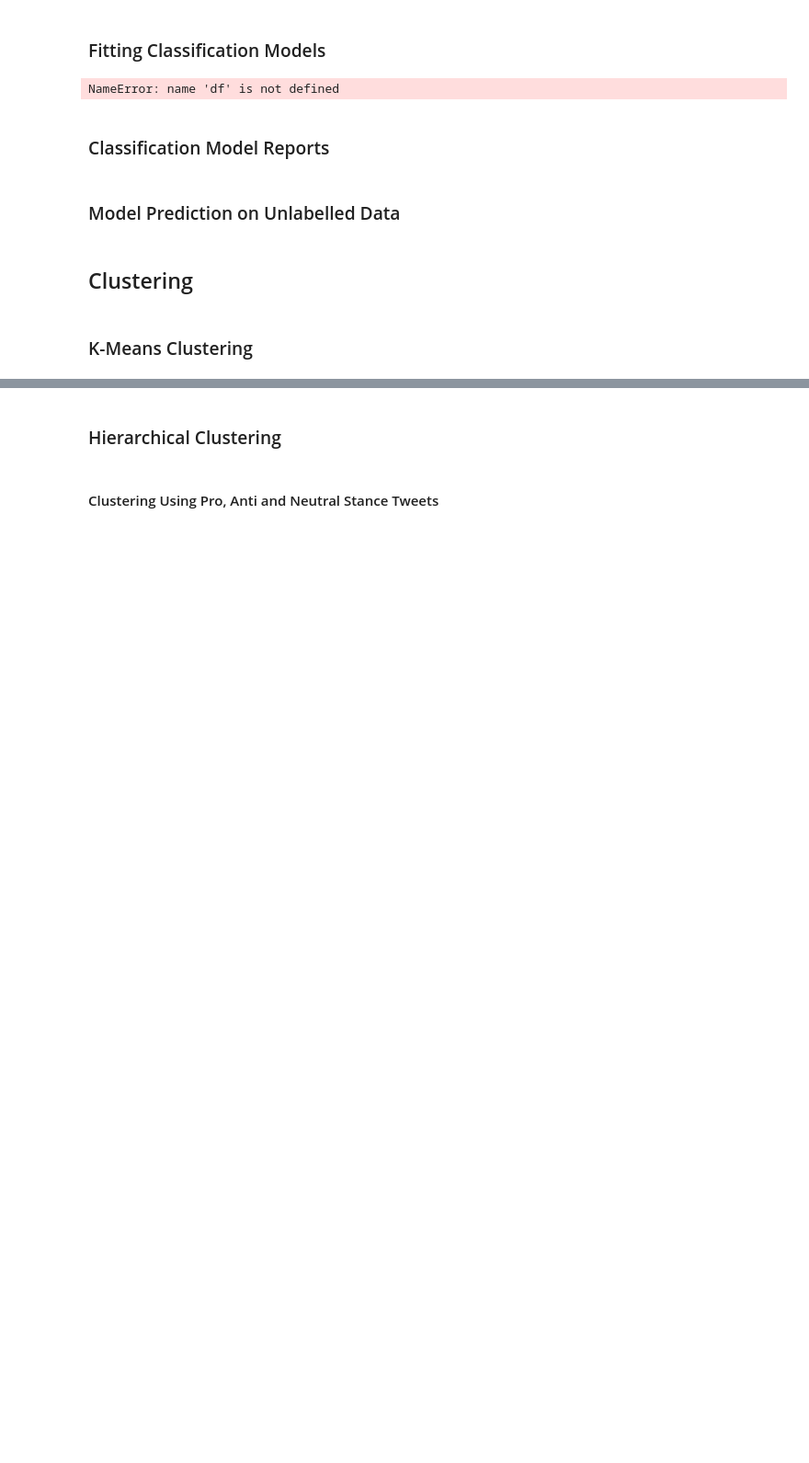
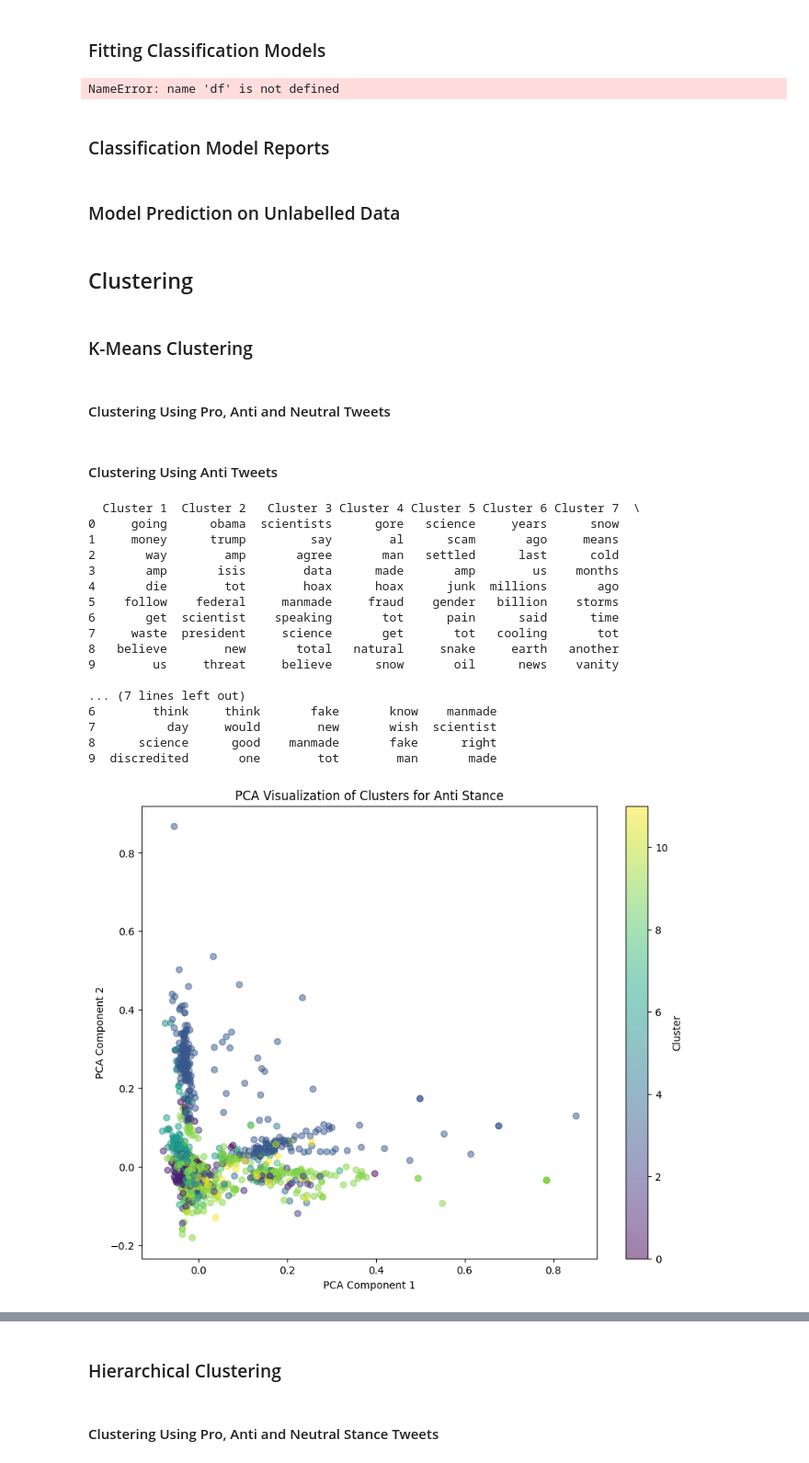
Before and after one commit to ramya1907/climate-change-tweets-analysis, a Jupyter notebook: climate_change_stance_analysis.ipynb, the cells around one changed output, grey strips where cells are left out. Shown at 92% size. Drawn from its saved outputs; the diff is of its cells as text; code cells hidden in the pictures; blank space fills up the shorter version.

```diff
--- a/climate_change_stance_analysis.ipynb
+++ b/climate_change_stance_analysis.ipynb
@@ -597,6 +595,8 @@ combined_df.to_csv('combined_data.csv', index=False, encoding='utf-8')
 # Load data from CSV file
 combined_df = pd.read_csv('combined_data.csv')
 combined_df.dropna(inplace=True)
+# %% [markdown]
+#### Clustering Using Pro, Anti and Neutral Tweets
 # %%
 # Create corpus
 corpus = combined_df['tokenized_tweet'].tolist()
@@ -685,6 +685,8 @@ plt.ylabel('Sum of squared distances (Inertia)')
 plt.xticks(ticks=list(range(0, 101, 10)))
 plt.grid(True)
 plt.show()
+# %% [markdown]
+#### Clustering Using Anti Tweets
 # %%
 # Create Anti DataFrame
 # anti_df 4756 rows
@@ -692,40 +694,59 @@ plt.show()
 anti_df = combined_df[combined_df['label'] == -1]
 anti_corpus = anti_df['tokenized_tweet'].tolist()
 
-tfidf_vectorizer = TfidfVectorizer()
-# min_df=5, max_df=0.9
+tfidf_vectorizer = TfidfVectorizer(min_df=5, max_df=0.9)
+
 # Apply tfidf embedding for anti stance
 anti_X = tfidf_vectorizer.fit_transform(anti_corpus)
 anti_vocab = tfidf_vectorizer.get_feature_names_out()
 
 anti_kmeans = KMeans(n_clusters=5, random_state=14, n_init='auto')
 anti_clusters = anti_kmeans.fit_predict(anti_X)
 anti_centroids = anti_kmeans.cluster_centers_
 
 n_top_terms = 10
 top_term_indices = anti_centroids.argsort()[:, ::-1][:, :n_top_terms]
 
 top_terms_per_cluster_anti = {}
 for cluster_id, indices in enumerate(top_term_indices):
   terms = [anti_vocab[idx] for idx in indices]
   top_terms_per_cluster_anti[f'Cluster {cluster_id + 1}'] = terms
 
 top_terms_df = pd.DataFrame.from_dict(top_terms_per_cluster_anti, orient='index')
 top_terms_df = top_terms_df.transpose()
 print(top_terms_df)
 
 pca = PCA(n_components=2, random_state=1048)
 anti_X_pca = pca.fit_transform(anti_X.toarray())
 
 # Visualize the clusters
 plt.figure(figsize=(10, 8))
 plt.scatter(anti_X_pca[:, 0], anti_X_pca[:, 1], c=anti_clusters, cmap='viridis', marker='o', alpha=0.5)
 plt.title('PCA Visualization of Clusters for Anti Stance')
 plt.xlabel('PCA Component 1')
 plt.ylabel('PCA Component 2')
 plt.colorbar(label='Cluster')
 
 plt.show()
+# %% [output]
+  Cluster 1  Cluster 2   Cluster 3 Cluster 4 Cluster 5 Cluster 6 Cluster 7  \
+0     going      obama  scientists      gore   science     years      snow
+1     money      trump         say        al      scam       ago     means
+2       way        amp       agree       man   settled      last      cold
+3       amp       isis        data      made       amp        us    months
+4       die        tot        hoax      hoax      junk  millions       ago
+5    follow    federal     manmade     fraud    gender   billion    storms
+6       get  scientist    speaking       tot      pain      said      time
+7     waste  president     science       get       tot   cooling       tot
+8   believe        new       total   natural     snake     earth   another
+9        us     threat     believe      snow       oil      news    vanity
+
+... (7 lines left out)
+6        think     think       fake       know    manmade
+7          day     would        new       wish  scientist
+8      science      good    manmade       fake      right
+9  discredited       one        tot        man       made
+[figure, added]
 # %%
 # Elbow Plot for Anti-Stance Dataset
 
```
Also changed, not shown: parts of 26 cells of this notebook.
